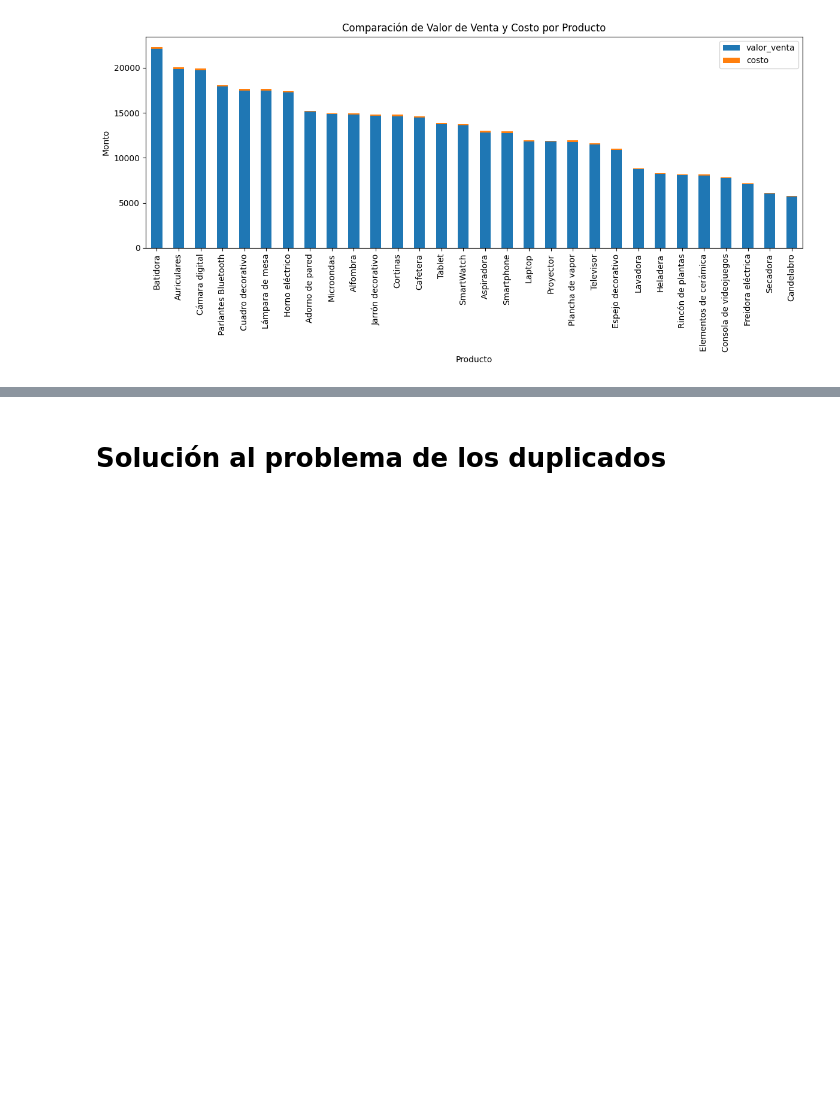
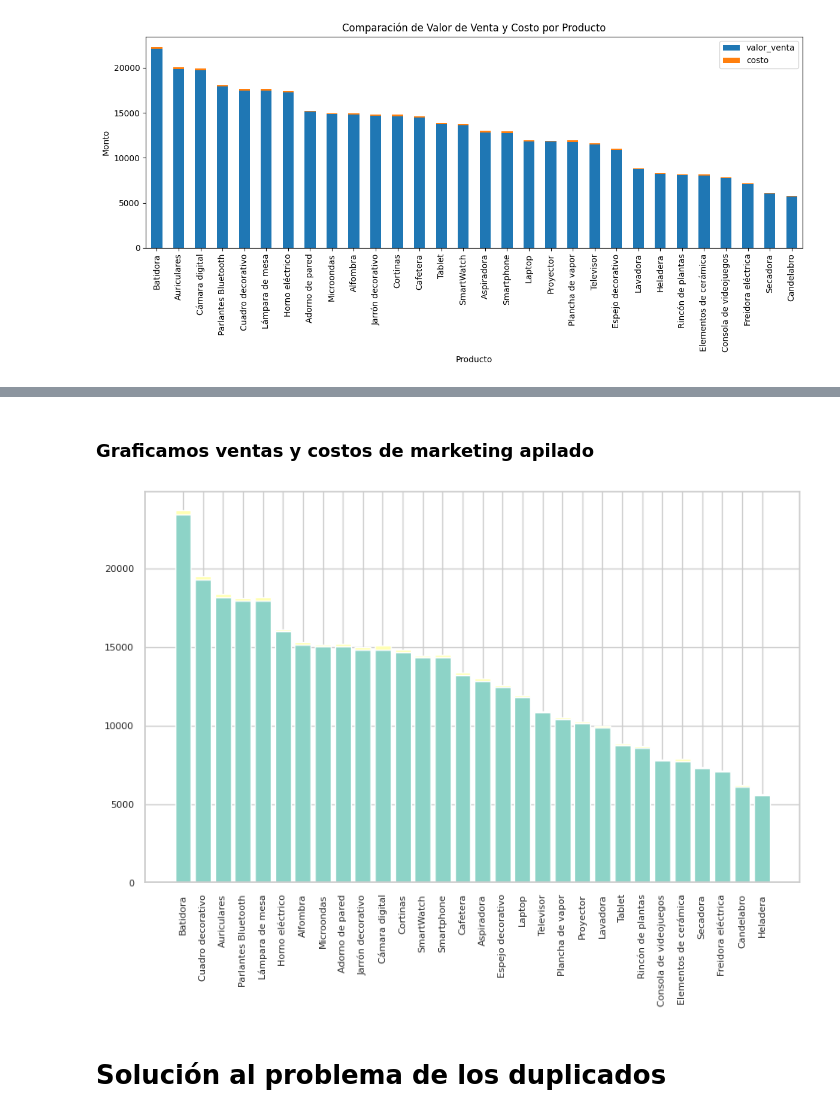
Before and after one commit to marianovanini/TT-2C2025-Data-Analitycs-Notebooks, a Jupyter notebook: Entrega final/Entrega final.ipynb, the cells around one changed output, grey strips where cells are left out. Drawn from its saved outputs; the diff is of its cells as text; code cells hidden in the pictures; blank space fills up the shorter version.

```diff
--- a/Entrega final/Entrega final.ipynb
+++ b/Entrega final/Entrega final.ipynb
@@ -1016,0 +1091,9 @@ plt.show()
+# %%
+# Agrupamos primero por id_venta y producto
+# de esa particion, nos quedamos con la primera venta y la suma de los costos de marketing
+ventas_con_marketing_agg1 = ventas_con_marketing.groupby(["id_venta","producto"], as_index=False).agg(
+    valor_venta=("valor_venta", "first"),
+    costo_agg=("costo", "sum")
+)
+
+print("Cantidad de registros con id_venta únicos: ", len(ventas_con_marketing_agg1))
@@ -1016,0 +1113,12 @@ plt.show()
+# %%
+# En la segunda agregacion, agrupamos solo por producto,
+ventas_con_marketing_agg2 = ventas_con_marketing_agg1.groupby(["producto"], as_index=False).agg(
+    ventas_producto_cm=("valor_venta", "sum"),
+    costo_marketing=("costo_agg", "sum")
+)
+
+# Agregamos otra columna con la ganancia
+ventas_con_marketing_agg2["ganacia_producto_cm"]= ventas_con_marketing_agg2["ventas_producto_cm"]-ventas_con_marketing_agg2["costo_marketing"]
+
+# Finalmente, ordenamos y guardamos en el dataframe final
+ventas_con_marketing_final = ventas_con_marketing_agg2.sort_values(by=["ganacia_producto_cm"], ascending=False)
@@ -1017,3 +1178,31 @@ plt.show()
+# %% [markdown]
+### Graficamos ventas y costos de marketing apilado
+# %%
+import matplotlib.pyplot as plt
+import seaborn as sns
+# Crear un gráfico de barras apilado para comparar valor_venta y costo por producto
+
+# Estilos
+sns.set_theme(
+    style="whitegrid",
+    palette="Set3",
+    context="notebook")
+plt.figure(figsize=(10,6))
+
+# Primer nivel (abajo)
+plt.bar(ventas_con_marketing_final["producto"], ventas_con_marketing_final["ventas_producto_cm"], label="Ventas")
+
+# Segundo nivel (arriba)
+plt.bar(ventas_con_marketing_final["producto"], ventas_con_marketing_final["costo_marketing"],
+        bottom=ventas_con_marketing_final["ventas_producto_cm"],
+        label="Costo Marketing")
+
+
+plt.xticks(rotation=90, fontsize=8)
+plt.yticks(fontsize=8)
+plt.show()
+# %% [output]
+[figure, added]
 # %% [markdown]
 # Solución al problema de los duplicados
 # %%
```
Also changed, not shown: parts of 46 cells of this notebook.
